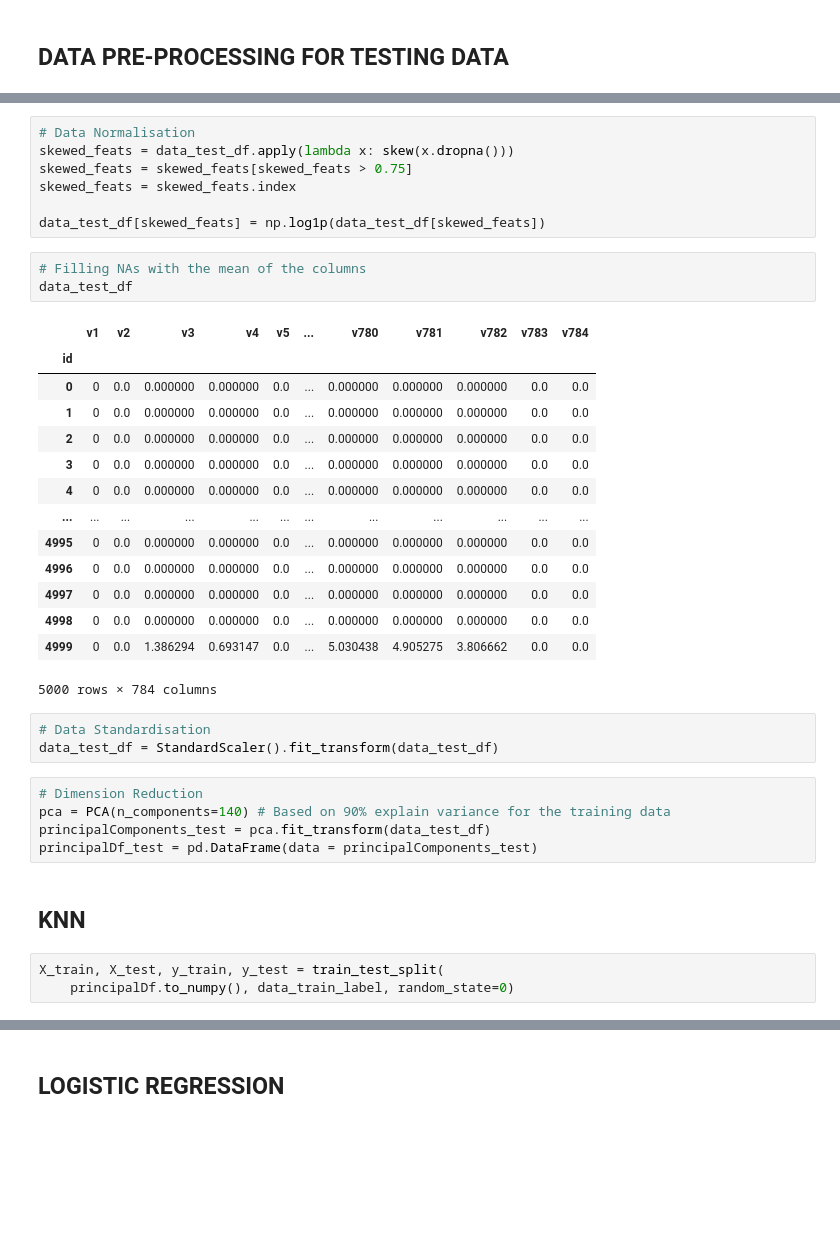
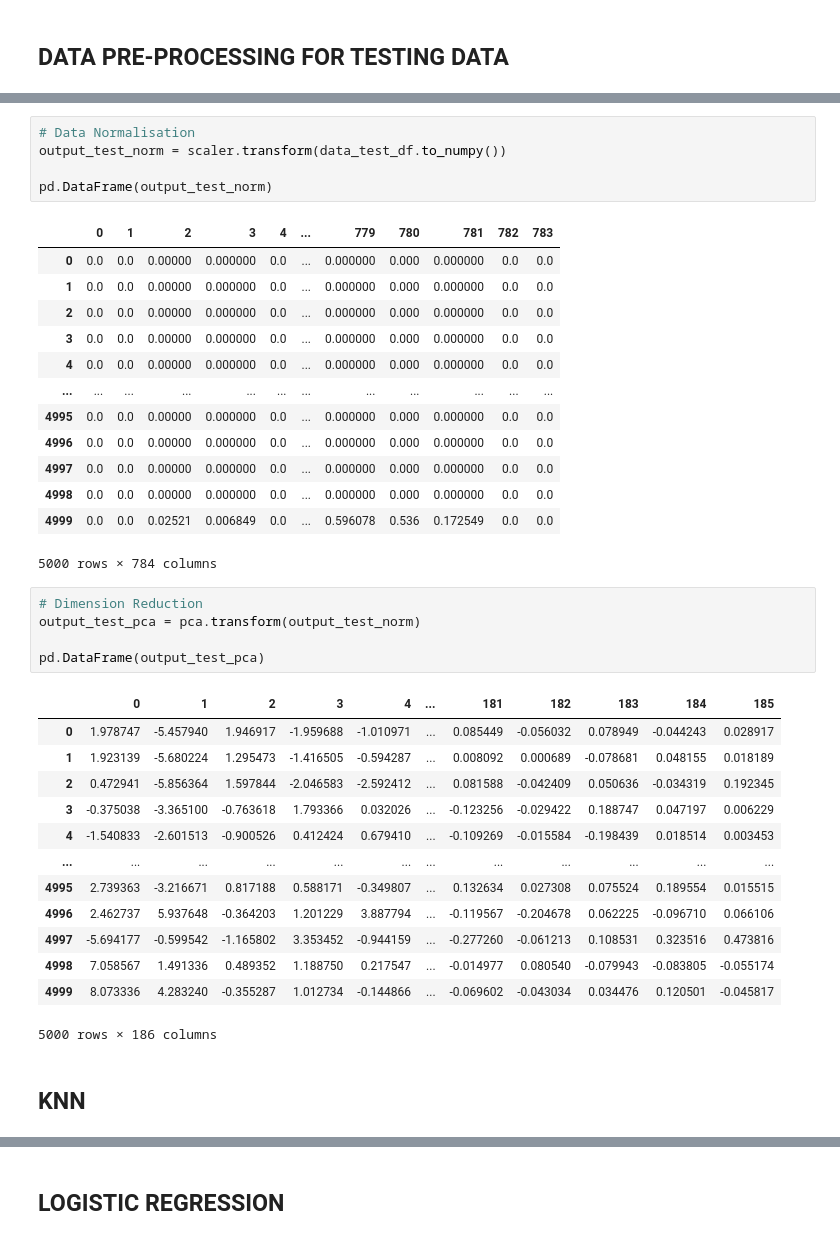
Before and after one commit to aryanbh11/comp5318-assignment1, a Jupyter notebook: AssignmentSol.ipynb, the cells around one changed output, grey strips where cells are left out. Saved outputs shown, nothing was run; the diff lists cells and outputs as text; blank space fills up the shorter version.

```diff
--- a/AssignmentSol.ipynb
+++ b/AssignmentSol.ipynb
@@ -101,39 +111,41 @@ data_test_df
 # %%
 # Data Normalisation
-skewed_feats = data_test_df.apply(lambda x: skew(x.dropna()))
-skewed_feats = skewed_feats[skewed_feats > 0.75]
-skewed_feats = skewed_feats.index
+output_test_norm = scaler.transform(data_test_df.to_numpy())
 
-data_test_df[skewed_feats] = np.log1p(data_test_df[skewed_feats])
+pd.DataFrame(output_test_norm)
+# %% [output]
+|  | 0 | 1 | 2 | 3 | 4 | ... | 779 | 780 | 781 | 782 | 783 |
+| 0 | 0.0 | 0.0 | 0.00000 | 0.000000 | 0.0 | ... | 0.000000 | 0.000 | 0.000000 | 0.0 | 0.0 |
+| 1 | 0.0 | 0.0 | 0.00000 | 0.000000 | 0.0 | ... | 0.000000 | 0.000 | 0.000000 | 0.0 | 0.0 |
+| 2 | 0.0 | 0.0 | 0.00000 | 0.000000 | 0.0 | ... | 0.000000 | 0.000 | 0.000000 | 0.0 | 0.0 |
+| 3 | 0.0 | 0.0 | 0.00000 | 0.000000 | 0.0 | ... | 0.000000 | 0.000 | 0.000000 | 0.0 | 0.0 |
+| 4 | 0.0 | 0.0 | 0.00000 | 0.000000 | 0.0 | ... | 0.000000 | 0.000 | 0.000000 | 0.0 | 0.0 |
+| ... | ... | ... | ... | ... | ... | ... | ... | ... | ... | ... | ... |
+| 4995 | 0.0 | 0.0 | 0.00000 | 0.000000 | 0.0 | ... | 0.000000 | 0.000 | 0.000000 | 0.0 | 0.0 |
+| 4996 | 0.0 | 0.0 | 0.00000 | 0.000000 | 0.0 | ... | 0.000000 | 0.000 | 0.000000 | 0.0 | 0.0 |
+| 4997 | 0.0 | 0.0 | 0.00000 | 0.000000 | 0.0 | ... | 0.000000 | 0.000 | 0.000000 | 0.0 | 0.0 |
+| 4998 | 0.0 | 0.0 | 0.00000 | 0.000000 | 0.0 | ... | 0.000000 | 0.000 | 0.000000 | 0.0 | 0.0 |
+| 4999 | 0.0 | 0.0 | 0.02521 | 0.006849 | 0.0 | ... | 0.596078 | 0.536 | 0.172549 | 0.0 | 0.0 |
+5000 rows × 784 columns
-# %%
-# Filling NAs with the mean of the columns
-data_test_df
-# %% [output]
-|  | v1 | v2 | v3 | v4 | v5 | ... | v780 | v781 | v782 | v783 | v784 |
-| id |  |  |  |  |  |  |  |  |  |  |  |
-| 0 | 0 | 0.0 | 0.000000 | 0.000000 | 0.0 | ... | 0.000000 | 0.000000 | 0.000000 | 0.0 | 0.0 |
-| 1 | 0 | 0.0 | 0.000000 | 0.000000 | 0.0 | ... | 0.000000 | 0.000000 | 0.000000 | 0.0 | 0.0 |
-| 2 | 0 | 0.0 | 0.000000 | 0.000000 | 0.0 | ... | 0.000000 | 0.000000 | 0.000000 | 0.0 | 0.0 |
-| 3 | 0 | 0.0 | 0.000000 | 0.000000 | 0.0 | ... | 0.000000 | 0.000000 | 0.000000 | 0.0 | 0.0 |
-| 4 | 0 | 0.0 | 0.000000 | 0.000000 | 0.0 | ... | 0.000000 | 0.000000 | 0.000000 | 0.0 | 0.0 |
-| ... | ... | ... | ... | ... | ... | ... | ... | ... | ... | ... | ... |
-| 4995 | 0 | 0.0 | 0.000000 | 0.000000 | 0.0 | ... | 0.000000 | 0.000000 | 0.000000 | 0.0 | 0.0 |
-| 4996 | 0 | 0.0 | 0.000000 | 0.000000 | 0.0 | ... | 0.000000 | 0.000000 | 0.000000 | 0.0 | 0.0 |
-| 4997 | 0 | 0.0 | 0.000000 | 0.000000 | 0.0 | ... | 0.000000 | 0.000000 | 0.000000 | 0.0 | 0.0 |
-| 4998 | 0 | 0.0 | 0.000000 | 0.000000 | 0.0 | ... | 0.000000 | 0.000000 | 0.000000 | 0.0 | 0.0 |
-| 4999 | 0 | 0.0 | 1.386294 | 0.693147 | 0.0 | ... | 5.030438 | 4.905275 | 3.806662 | 0.0 | 0.0 |
-5000 rows × 784 columns
-# %%
-# Data Standardisation
-data_test_df = StandardScaler().fit_transform(data_test_df)
 # %%
 # Dimension Reduction
-pca = PCA(n_components=140) # Based on 90% explain variance for the training data
-principalComponents_test = pca.fit_transform(data_test_df)
-principalDf_test = pd.DataFrame(data = principalComponents_test)
+output_test_pca = pca.transform(output_test_norm)
+
+pd.DataFrame(output_test_pca)
+# %% [output]
+|  | 0 | 1 | 2 | 3 | 4 | ... | 181 | 182 | 183 | 184 | 185 |
+| 0 | 1.978747 | -5.457940 | 1.946917 | -1.959688 | -1.010971 | ... | 0.085449 | -0.056032 | 0.078949 | -0.044243 | 0.028917 |
+| 1 | 1.923139 | -5.680224 | 1.295473 | -1.416505 | -0.594287 | ... | 0.008092 | 0.000689 | -0.078681 | 0.048155 | 0.018189 |
+| 2 | 0.472941 | -5.856364 | 1.597844 | -2.046583 | -2.592412 | ... | 0.081588 | -0.042409 | 0.050636 | -0.034319 | 0.192345 |
+| 3 | -0.375038 | -3.365100 | -0.763618 | 1.793366 | 0.032026 | ... | -0.123256 | -0.029422 | 0.188747 | 0.047197 | 0.006229 |
+| 4 | -1.540833 | -2.601513 | -0.900526 | 0.412424 | 0.679410 | ... | -0.109269 | -0.015584 | -0.198439 | 0.018514 | 0.003453 |
+| ... | ... | ... | ... | ... | ... | ... | ... | ... | ... | ... | ... |
+| 4995 | 2.739363 | -3.216671 | 0.817188 | 0.588171 | -0.349807 | ... | 0.132634 | 0.027308 | 0.075524 | 0.189554 | 0.015515 |
+| 4996 | 2.462737 | 5.937648 | -0.364203 | 1.201229 | 3.887794 | ... | -0.119567 | -0.204678 | 0.062225 | -0.096710 | 0.066106 |
+| 4997 | -5.694177 | -0.599542 | -1.165802 | 3.353452 | -0.944159 | ... | -0.277260 | -0.061213 | 0.108531 | 0.323516 | 0.473816 |
+| 4998 | 7.058567 | 1.491336 | 0.489352 | 1.188750 | 0.217547 | ... | -0.014977 | 0.080540 | -0.079943 | -0.083805 | -0.055174 |
+| 4999 | 8.073336 | 4.283240 | -0.355287 | 1.012734 | -0.144866 | ... | -0.069602 | -0.043034 | 0.034476 | 0.120501 | -0.045817 |
+5000 rows × 186 columns
 # %% [markdown]
 ## KNN
-# %%
-X_train, X_test, y_train, y_test = train_test_split(
-    principalDf.to_numpy(), data_train_label, random_state=0)
 # %%
```
Also changed, not shown: parts of 17 cells of this notebook, 2 other files.
